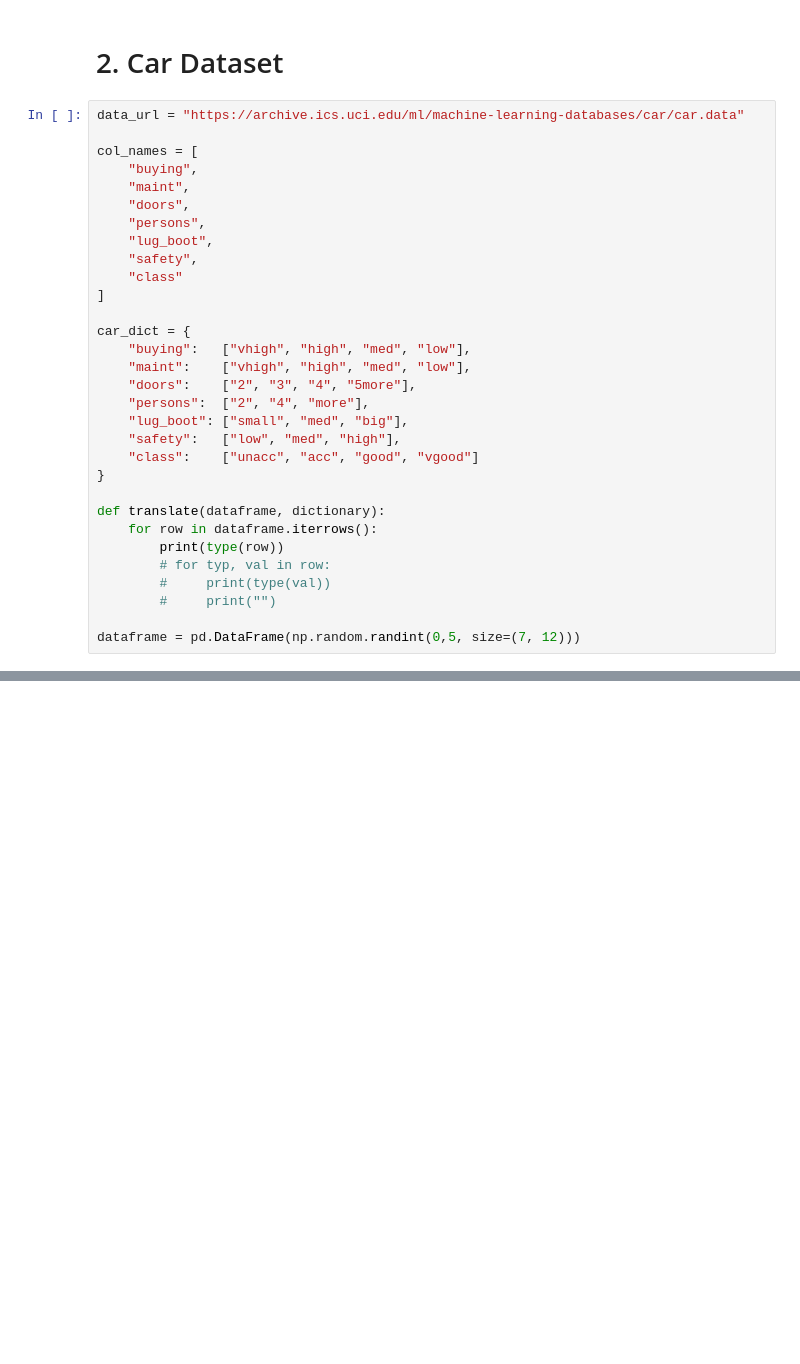
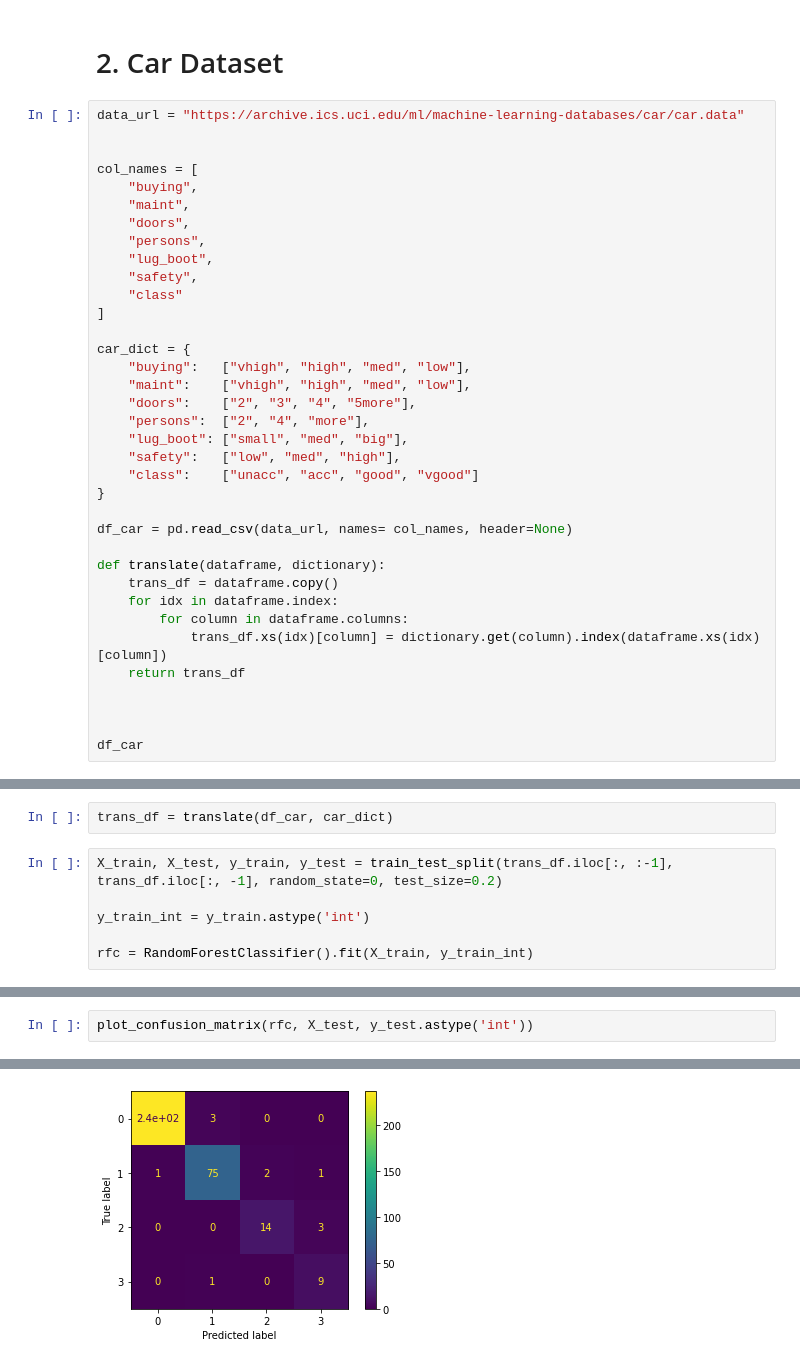
Before and after one commit to fvarelacid/strive-ai-may21, a Jupyter notebook: 3. Machine Learning/08. Trees/ex2_randomForest.ipynb, the cells around one changed output, grey strips where cells are left out. Saved outputs shown, nothing was run; the diff lists cells and outputs as text; blank space fills up the shorter version.

Commit message:
Random Forest Ex DONE

```diff
--- a/3. Machine Learning/08. Trees/ex2_randomForest.ipynb
+++ b/3. Machine Learning/08. Trees/ex2_randomForest.ipynb
@@ -69,6 +69,7 @@ plot_confusion_matrix(rfc, X_test, y_test)
 # 2. Car Dataset
 # %%
 data_url = "https://archive.ics.uci.edu/ml/machine-learning-databases/car/car.data"
+
 
 col_names = [
     "buying",
@@ -90,11 +91,15 @@ car_dict = {
     "class":    ["unacc", "acc", "good", "vgood"]
 }
 
+df_car = pd.read_csv(data_url, names= col_names, header=None)
+
 def translate(dataframe, dictionary):
-    for row in dataframe.iterrows():
-        print(type(row))
-        # for typ, val in row:
-        #     print(type(val))
-        #     print("")
+    trans_df = dataframe.copy()
+    for idx in dataframe.index:
+        for column in dataframe.columns:
+            trans_df.xs(idx)[column] = dictionary.get(column).index(dataframe.xs(idx)[column])
+    return trans_df
 
-dataframe = pd.DataFrame(np.random.randint(0,5, size=(7, 12)))
+
+
+df_car
@@ -104,0 +120,8 @@ AttributeError: 'DataFrame' object has no attribute 'feature_names'
+# %%
+trans_df = translate(df_car, car_dict)
+# %%
+X_train, X_test, y_train, y_test = train_test_split(trans_df.iloc[:, :-1], trans_df.iloc[:, -1], random_state=0, test_size=0.2)
+
+y_train_int = y_train.astype('int')
+
+rfc = RandomForestClassifier().fit(X_train, y_train_int)
@@ -104,0 +132,3 @@ AttributeError: 'DataFrame' object has no attribute 'feature_names'
+# %%
+plot_confusion_matrix(rfc, X_test, y_test.astype('int'))
+# %% [output]
@@ -104,0 +136 @@ AttributeError: 'DataFrame' object has no attribute 'feature_names'
+[figure, added]
```
Also changed, not shown: parts of 6 cells of this notebook.
